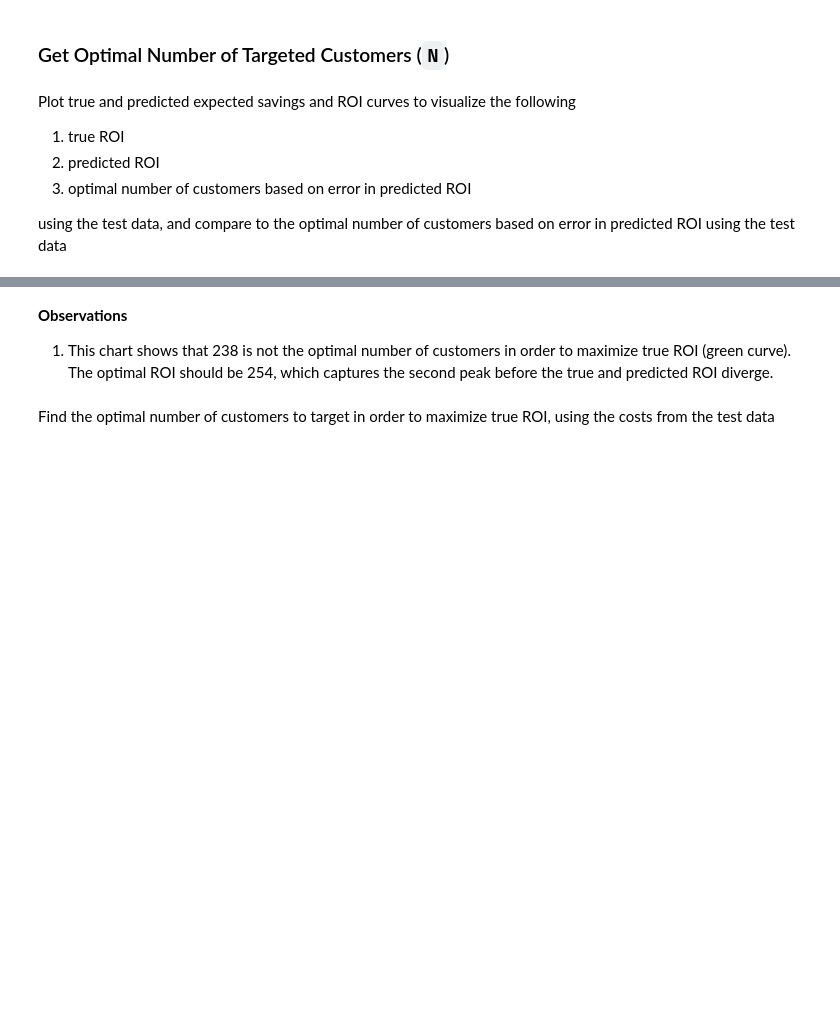
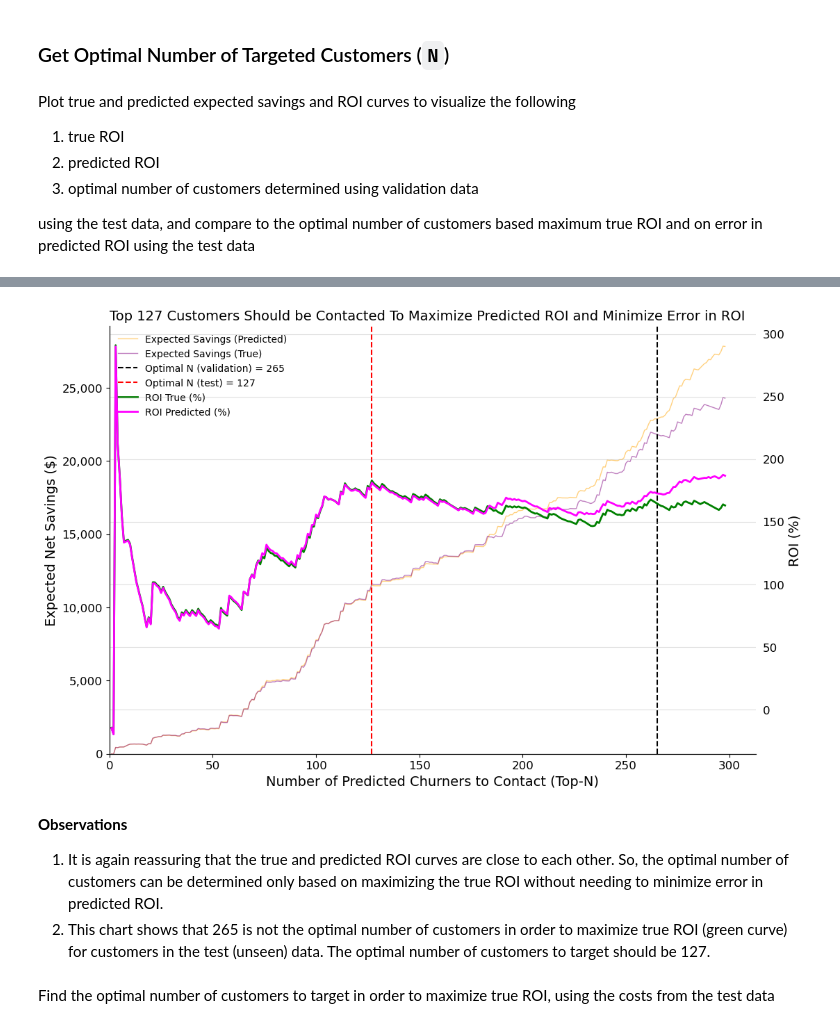
Before and after one commit to edesz/credit-card-churn, a Jupyter notebook: notebooks/06_get_at_risk_and_max_roi_customers_from_business_metrics.ipynb, the cells around one changed output, grey strips where cells are left out. Saved outputs shown, nothing was run; the diff lists cells and outputs as text; code cells hidden in the pictures; blank space fills up the shorter version.

```diff
--- a/notebooks/06_get_at_risk_and_max_roi_customers_from_business_metrics.ipynb
+++ b/notebooks/06_get_at_risk_and_max_roi_customers_from_business_metrics.ipynb
@@ -150,8 +100,8 @@ with pd.option_context('display.max_columns', None):
 Load test data with predictions
 # %%
 %%time
-df_test_pred = pandas_read_filtered_parquets_r2(
-    bucket_name, r2_key_test_partial, columns
+df_test_pred = r2io.pandas_read_filtered_parquets_r2(
+    s3_client, bucket_name, r2_key_test_partial, columns
 )
 print(f"Got {len(df_test_pred):,} rows of test split predictions")
 with pd.option_context('display.max_columns', None):
@@ -290,7 +263,7 @@ df_costs_optimal = (
     .query(
         "(total_intervention_cost > 0) & "
         # capture second peak in ROI
-        "(n >= 200) & (n < 250)"
+        "(n >= 200)"
     )
     .sort_values(
         by=['ROI', 'ROI_error', 'n'], ascending=[False, True, True],
@@ -491,9 +399,9 @@ Plot true and predicted expected savings and ROI curves to visualize the followi
 
 1. true ROI
 2. predicted ROI
-3. optimal number of customers based on error in predicted ROI
+3. optimal number of customers determined using validation data
 
-using the test data, and compare to the optimal number of customers based on error in predicted ROI using the test data
+using the test data, and compare to the optimal number of customers based maximum true ROI and on error in predicted ROI using the test data
 # %%
 %%time
 vzu.plot_roi_curves(
@@ -506,16 +414,17 @@ vzu.plot_roi_curves(
         f'Optimal N (validation) = {optimal_N_roi}': {
             'x': optimal_N_roi, 'colour': 'black',
         },
-        f'Optimal N (test) = {255}': {
-            'x': 255, 'colour': 'red',
+        f'Optimal N (test) = {127}': {
+            'x': 127, 'colour': 'red',
         },
     },
     ptitle=(
-        f'Top {255:,} Customers Should be Contacted To Maximize '
+        f'Top {127:,} Customers Should be Contacted To Maximize '
         'Predicted ROI and Minimize Error in ROI'
     ),
-    legend_loc='lower right',
+    legend_loc='upper left',
     xlabel=f"Number of Predicted Churners to Contact (Top-N)",
     ylabel="Expected Net Savings ($)",
     fig_size=(12, 8),
 )
+# %% [output]
@@ -522,7 +433,9 @@ vzu.plot_roi_curves(
+[figure, added]
 # %% [markdown]
 **Observations**
 
-1. This chart shows that 238 is not the optimal number of customers in order to maximize true ROI (green curve). The optimal ROI should be 254, which captures the second peak before the true and predicted ROI diverge.
+1. It is again reassuring that the true and predicted ROI curves are close to each other. So, the optimal number of customers can be determined only based on maximizing the true ROI without needing to minimize error in predicted ROI.
+2. This chart shows that 265 is not the optimal number of customers in order to maximize true ROI (green curve) for customers in the test (unseen) data. The optimal number of customers to target should be 127.
 # %% [markdown]
 Find the optimal number of customers to target in order to maximize true ROI, using the costs from the test data
 # %%
```
Also changed, not shown: parts of 32 cells of this notebook, 10 other files.
